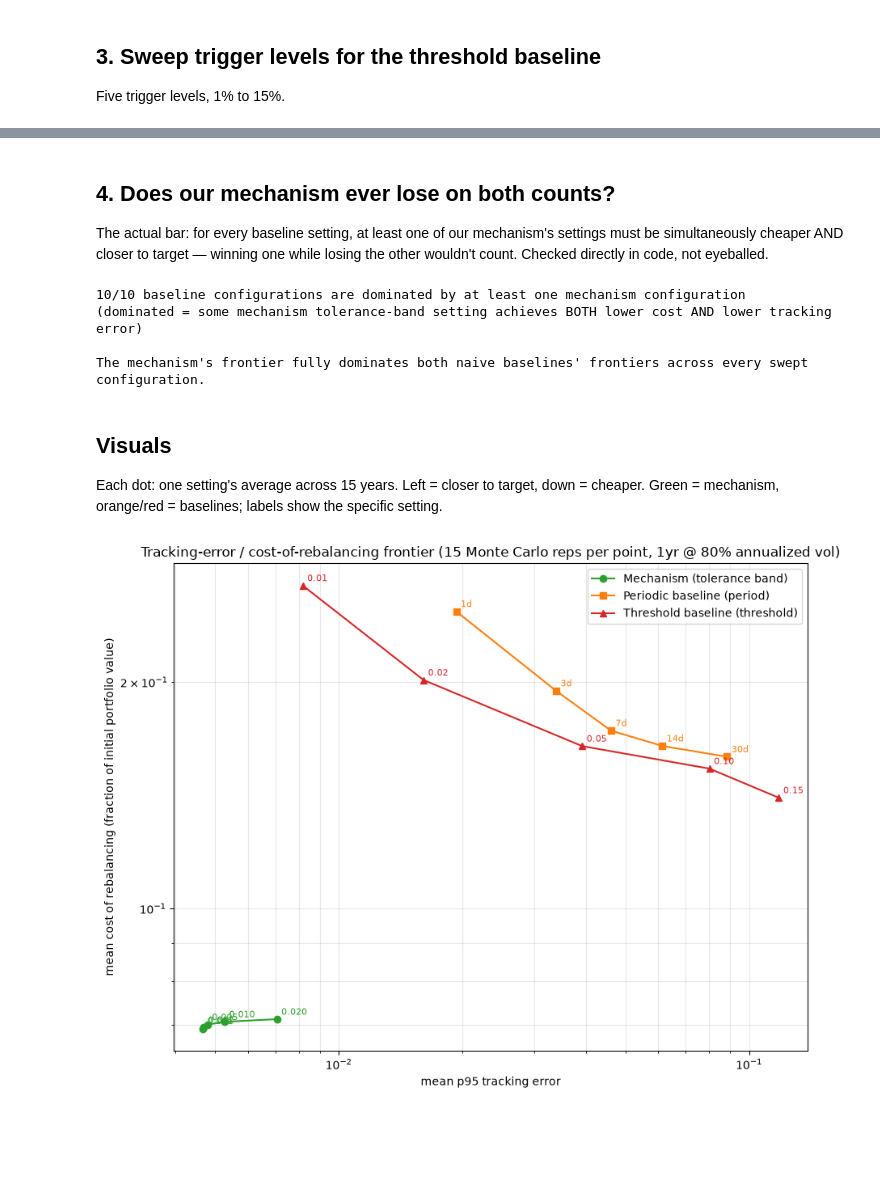
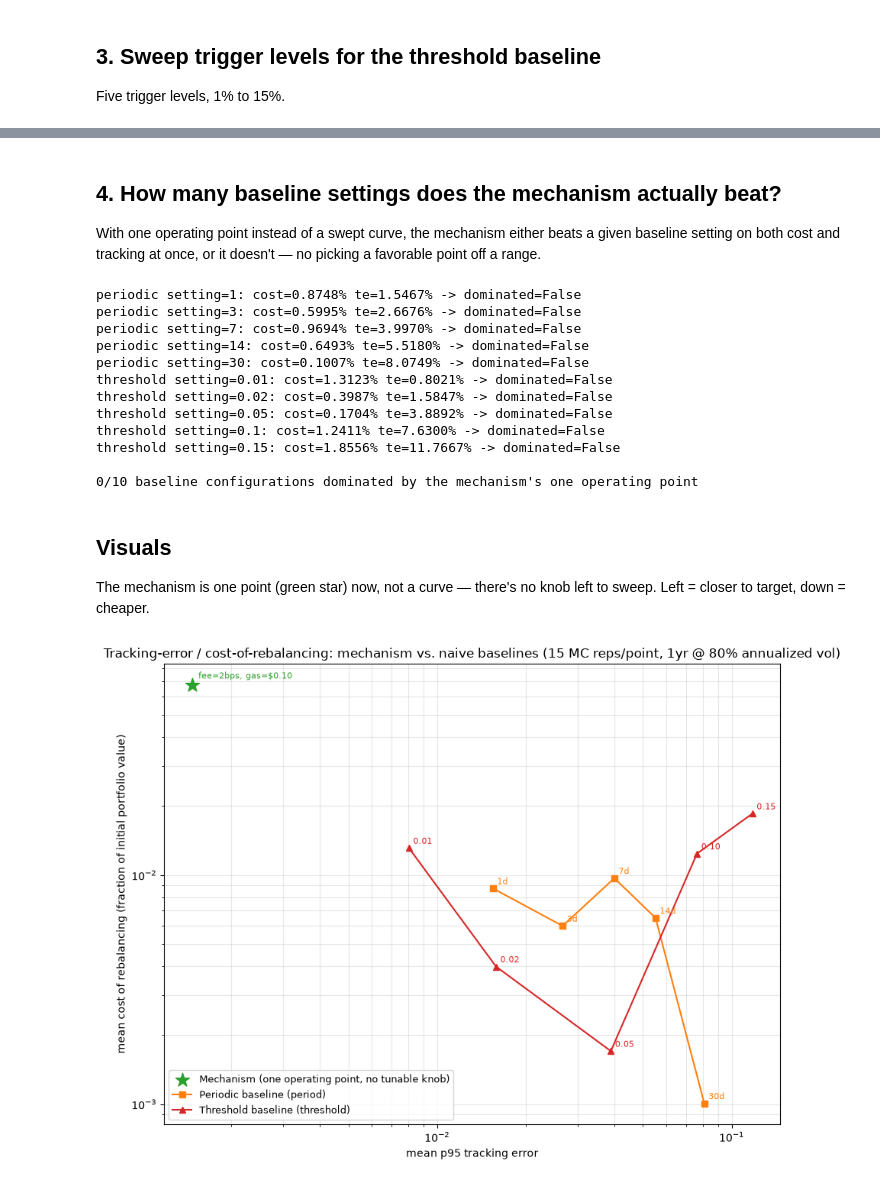
Before and after one commit to bleu/aqua-portfolio-manager, a Jupyter notebook: simulation/notebooks/05_frontier_sweep.ipynb, the cells around one changed output, grey strips where cells are left out. Cells and saved outputs as stored; diff of their text form; code cells hidden in the pictures; blank space fills up the shorter version.

```diff
--- a/simulation/notebooks/05_frontier_sweep.ipynb
+++ b/simulation/notebooks/05_frontier_sweep.ipynb
@@ -28,5 +28,6 @@ SIGMA_ANNUAL = 0.8
 N_MC_REPS = 15  # independent price-path seeds per configuration
 INITIAL_BALANCE = 10_000.0
 TARGET_WEIGHT_A = 0.5
-DEX = GenericDexConfig(fee=0.003, depth_b=10_000_000.0, gas_cost_b=5.0)
+DEX = GenericDexConfig(fee=0.003, depth_b=10_000_000.0, gas_cost_b=0.10)
+ARB_CONFIG = EndogenousArbConfig(fee=0.0002, gas_cost_b=0.10)  # the mechanism's one operating point
 # %% [markdown]
@@ -143,62 +132,64 @@ threshold sweep took 4.8s
 # %% [markdown]
-## 4. Does our mechanism ever lose on both counts?
+## 4. How many baseline settings does the mechanism actually beat?
 
-The actual bar: for every baseline setting, at least one of our mechanism's settings must be simultaneously cheaper AND closer to target — winning one while losing the other wouldn't count. Checked directly in code, not eyeballed.
+With one operating point instead of a swept curve, the mechanism either beats a given baseline setting on both cost and tracking at once, or it doesn't — no picking a favorable point off a range.
 # %%
-mech_arr = np.array([(c, te) for _, c, te in mechanism_points])  # (cost_fraction, p95_te)
-baseline_arr = np.array([(c, te) for _, c, te in periodic_points] + [(c, te) for _, c, te in threshold_points])
+baseline_arr = [("periodic", d, c, te) for d, c, te in periodic_points] + [("threshold", d, c, te) for d, c, te in threshold_points]
 
 n_dominated = 0
-for cost_b, te_b in baseline_arr:
-    dominated = np.any((mech_arr[:, 0] <= cost_b) & (mech_arr[:, 1] <= te_b))
+for kind, setting, cost_b, te_b in baseline_arr:
+    dominated = mech_cost <= cost_b and mech_te <= te_b
     n_dominated += int(dominated)
+    print(f"{kind} setting={setting}: cost={cost_b:.4%} te={te_b:.4%} -> dominated={dominated}")
 
-print(f"{n_dominated}/{len(baseline_arr)} baseline configurations are dominated by at least one mechanism configuration")
-print("(dominated = some mechanism tolerance-band setting achieves BOTH lower cost AND lower tracking error)")
-assert n_dominated == len(baseline_arr), (
-    f"only {n_dominated}/{len(baseline_arr)} baseline configs dominated -- the mechanism's frontier does not "
-    "fully dominate the naive baselines' in this sweep; this would need investigating, not asserting away"
-)
-print("\nThe mechanism's frontier fully dominates both naive baselines' frontiers across every swept configuration.")
+print(f"\n{n_dominated}/{len(baseline_arr)} baseline configurations dominated by the mechanism's one operating point")
+# Not a pass/fail assertion -- this is a descriptive result, not a design target. Recorded as
+# found, not asserted toward a number decided in advance (see ADR-0006 for the same finding).
 # %% [output]
-10/10 baseline configurations are dominated by at least one mechanism configuration
-(dominated = some mechanism tolerance-band setting achieves BOTH lower cost AND lower tracking error)
+periodic setting=1: cost=0.8748% te=1.5467% -> dominated=False
+periodic setting=3: cost=0.5995% te=2.6676% -> dominated=False
+periodic setting=7: cost=0.9694% te=3.9970% -> dominated=False
+periodic setting=14: cost=0.6493% te=5.5180% -> dominated=False
+periodic setting=30: cost=0.1007% te=8.0749% -> dominated=False
+threshold setting=0.01: cost=1.3123% te=0.8021% -> dominated=False
+threshold setting=0.02: cost=0.3987% te=1.5847% -> dominated=False
+threshold setting=0.05: cost=0.1704% te=3.8892% -> dominated=False
+threshold setting=0.1: cost=1.2411% te=7.6300% -> dominated=False
+threshold setting=0.15: cost=1.8556% te=11.7667% -> dominated=False
 
-The mechanism's frontier fully dominates both naive baselines' frontiers across every swept configuration.
+0/10 baseline configurations dominated by the mechanism's one operating point
 # %% [markdown]
 ## Visuals
 
-Each dot: one setting's average across 15 years. Left = closer to target, down = cheaper. Green = mechanism, orange/red = baselines; labels show the specific setting.
+The mechanism is one point (green star) now, not a curve — there's no knob left to sweep. Left = closer to target, down = cheaper.
 # %%
 fig, ax = plt.subplots(figsize=(9, 7))
 
-mech_sorted = sorted(mechanism_points, key=lambda p: p[2])
-ax.plot([p[2] for p in mech_sorted], [p[1] for p in mech_sorted], "o-", color="tab:green", label="Mechanism (tolerance band)")
-for band, cost, te in mechanism_points:
-    ax.annotate(f"{band:.3f}", (te, cost), fontsize=8, color="tab:green", xytext=(4, 4), textcoords="offset points")
+ax.scatter([mech_te], [mech_cost], color="tab:green", s=180, zorder=5, marker="*", label="Mechanism (one operating point, no tunable knob)")
+ax.annotate(f"fee=2bps, gas=${ARB_CONFIG.gas_cost_b:.2f}", (mech_te, mech_cost), fontsize=8, color="tab:green", xytext=(6, 6), textcoords="offset points")
 
 periodic_sorted = sorted(periodic_points, key=lambda p: p[2])
 ax.plot([p[2] for p in periodic_sorted], [p[1] for p in periodic_sorted], "s-", color="tab:orange", label="Periodic baseline (period)")
 for days, cost, te in periodic_points:
     ax.annotate(f"{days}d", (te, cost), fontsize=8, color="tab:orange", xytext=(4, 4), textcoords="offset points")
 
 threshold_sorted = sorted(threshold_points, key=lambda p: p[2])
 ax.plot([p[2] for p in threshold_sorted], [p[1] for p in threshold_sorted], "^-", color="tab:red", label="Threshold baseline (threshold)")
 for thr, cost, te in threshold_points:
     ax.annotate(f"{thr:.2f}", (te, cost), fontsize=8, color="tab:red", xytext=(4, 4), textcoords="offset points")
 
 ax.set_xlabel("mean p95 tracking error")
 ax.set_ylabel("mean cost of rebalancing (fraction of initial portfolio value)")
-ax.set_title(f"Tracking-error / cost-of-rebalancing frontier ({N_MC_REPS} Monte Carlo reps per point, 1yr @ {SIGMA_ANNUAL:.0%} annualized vol)")
+ax.set_title(f"Tracking-error / cost-of-rebalancing: mechanism vs. naive baselines ({N_MC_REPS} MC reps/point, 1yr @ {SIGMA_ANNUAL:.0%} annualized vol)")
 ax.set_xscale("log")
 ax.set_yscale("log")
-ax.legend()
+ax.legend(loc="lower left", fontsize=9)
 ax.grid(alpha=0.3, which="both")
 
 plt.tight_layout()
 plt.show()
 # %% [output]
-[figure, old version]
+[figure, new version]
 # %% [markdown]
 ## Summary
 
```
Also changed, not shown: parts of 6 cells of this notebook.
